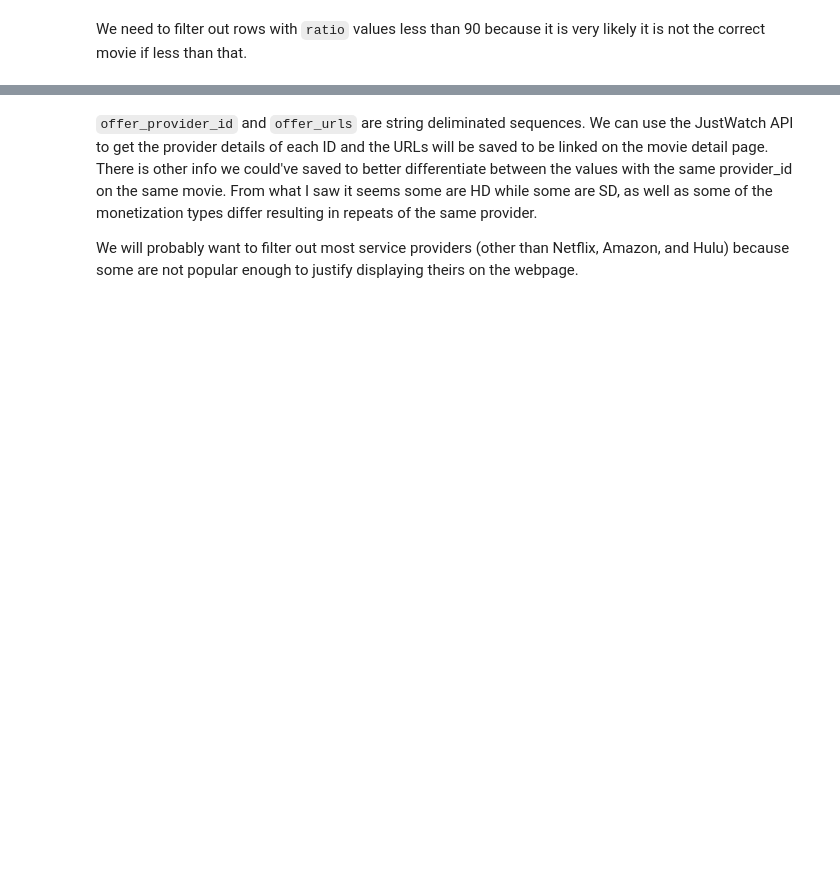
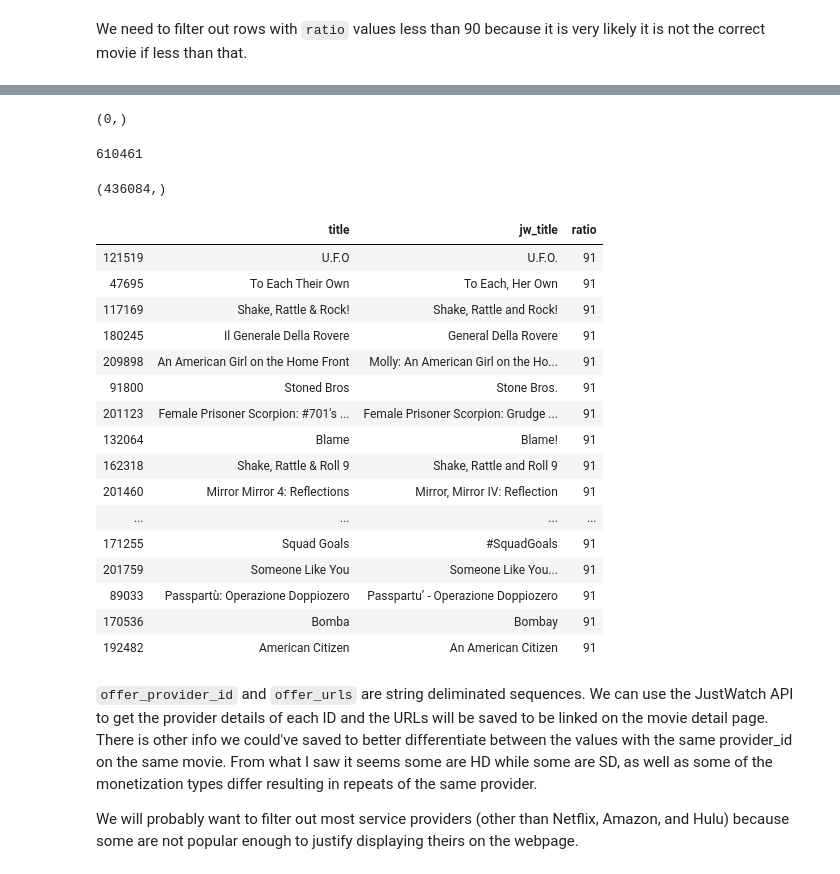
Before and after one commit to BloomTech-Labs/Groa-ds, a Jupyter notebook: data_ingestion/update_db.ipynb, the cells around one changed output, grey strips where cells are left out. Cells and saved outputs as stored; diff of their text form; code cells hidden in the pictures; blank space fills up the shorter version.

```diff
--- a/data_ingestion/update_db.ipynb
+++ b/data_ingestion/update_db.ipynb
@@ -287,0 +418,24 @@ filtered_df.head()
+# %%
+def fill_id(id):
+    """Adds leading zeroes back if necessary. This makes the id match the database."""
+    if len(str(id)) < 7:
+        length = len(str(id))
+        id = "0"*(7 - length) + str(id)
+    return str(id)
+# %%
+# fix movie_id
+prov_df = filtered_df.copy()
+prov_df['movie_id'] = prov_df['movie_id'].astype(str)
+prov_df['movie_id'] = prov_df['movie_id'].apply(fill_id)
+# %%
+# count every movie_provider before update
+cursor = connection.cursor()
+
+query = "SELECT COUNT(*) from movie_providers;"
+cursor.execute(query)
+mov_prov_count = cursor.fetchone()
+
+cursor.close()
+mov_prov_count
+# %% [output]
+(0,)
@@ -288,3 +472,39 @@ filtered_df.head()
+# %%
+counter
+# %% [output]
+610461
+# %%
+# count every movie_provider after update
+cursor = connection.cursor()
+
+query = "SELECT COUNT(*) from movie_providers;"
+cursor.execute(query)
+mov_prov_count = cursor.fetchone()
+
+cursor.close()
+mov_prov_count
+# %% [output]
+(436084,)
+# %%
+prov_df[['title', 'jw_title', 'ratio']].sort_values(by='ratio')[:20]
+# %% [output]
+|  | title | jw_title | ratio |
+| 121519 | U.F.O | U.F.O. | 91 |
+| 47695 | To Each Their Own | To Each, Her Own | 91 |
+| 117169 | Shake, Rattle & Rock! | Shake, Rattle and Rock! | 91 |
+| 180245 | Il Generale Della Rovere | General Della Rovere | 91 |
+| 209898 | An American Girl on the Home Front | Molly: An American Girl on the Ho... | 91 |
+| 91800 | Stoned Bros | Stone Bros. | 91 |
+| 201123 | Female Prisoner Scorpion: #701's ... | Female Prisoner Scorpion: Grudge ... | 91 |
+| 132064 | Blame | Blame! | 91 |
+| 162318 | Shake, Rattle & Roll 9 | Shake, Rattle and Roll 9 | 91 |
+| 201460 | Mirror Mirror 4: Reflections | Mirror, Mirror IV: Reflection | 91 |
+| ... | ... | ... | ... |
+| 171255 | Squad Goals | #SquadGoals | 91 |
+| 201759 | Someone Like You | Someone Like You... | 91 |
+| 89033 | Passpartù: Operazione Doppiozero | Passpartu’ - Operazione Doppiozero | 91 |
+| 170536 | Bomba | Bombay | 91 |
+| 192482 | American Citizen | An American Citizen | 91 |
 # %% [markdown]
 `offer_provider_id` and `offer_urls` are string deliminated sequences. We can use the JustWatch API to get the provider details of each ID and the URLs will be saved to be linked on the movie detail page. There is other info we could've saved to better differentiate between the values with the same provider_id on the same movie. From what I saw it seems some are HD while some are SD, as well as some of the monetization types differ resulting in repeats of the same provider.
 
```
Also changed, not shown: parts of 15 cells of this notebook, 1 other file.
